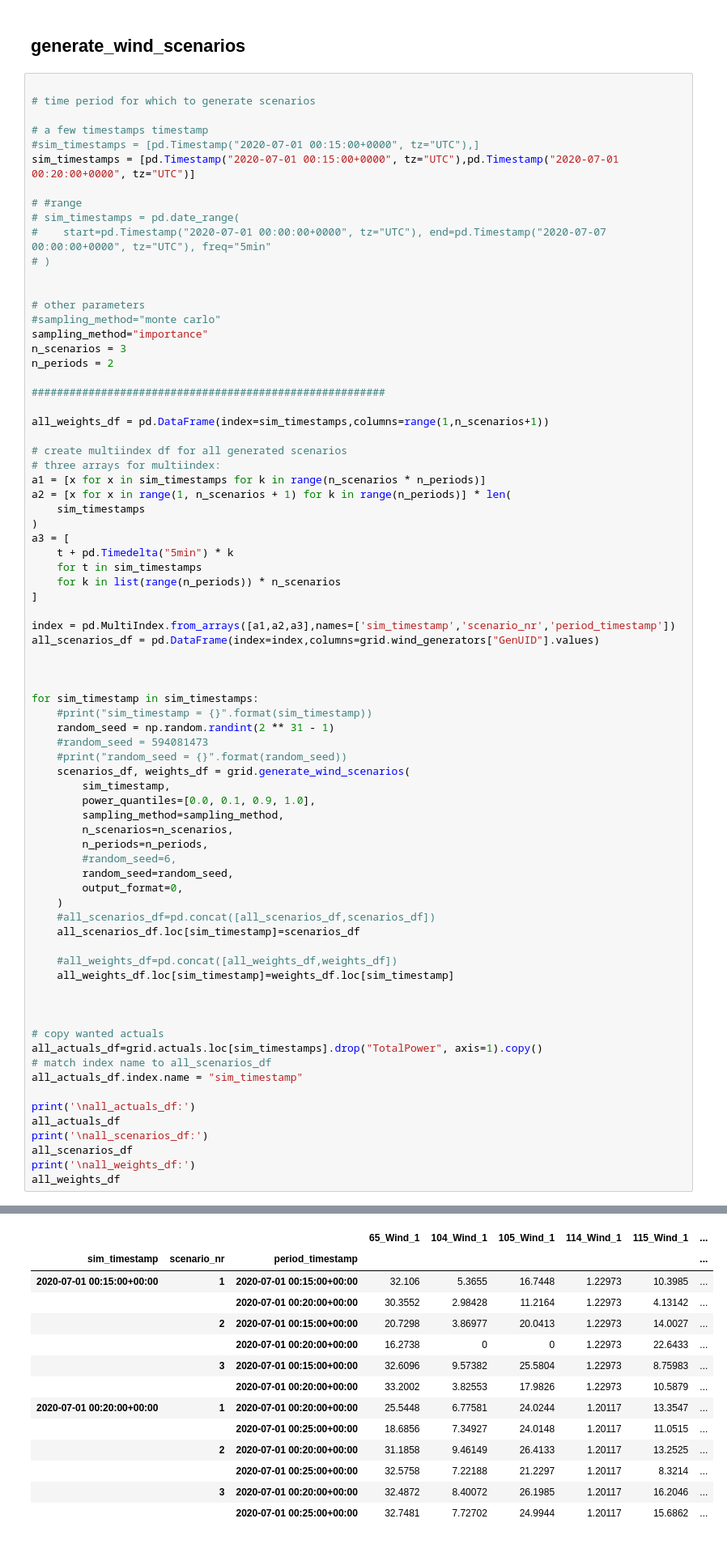
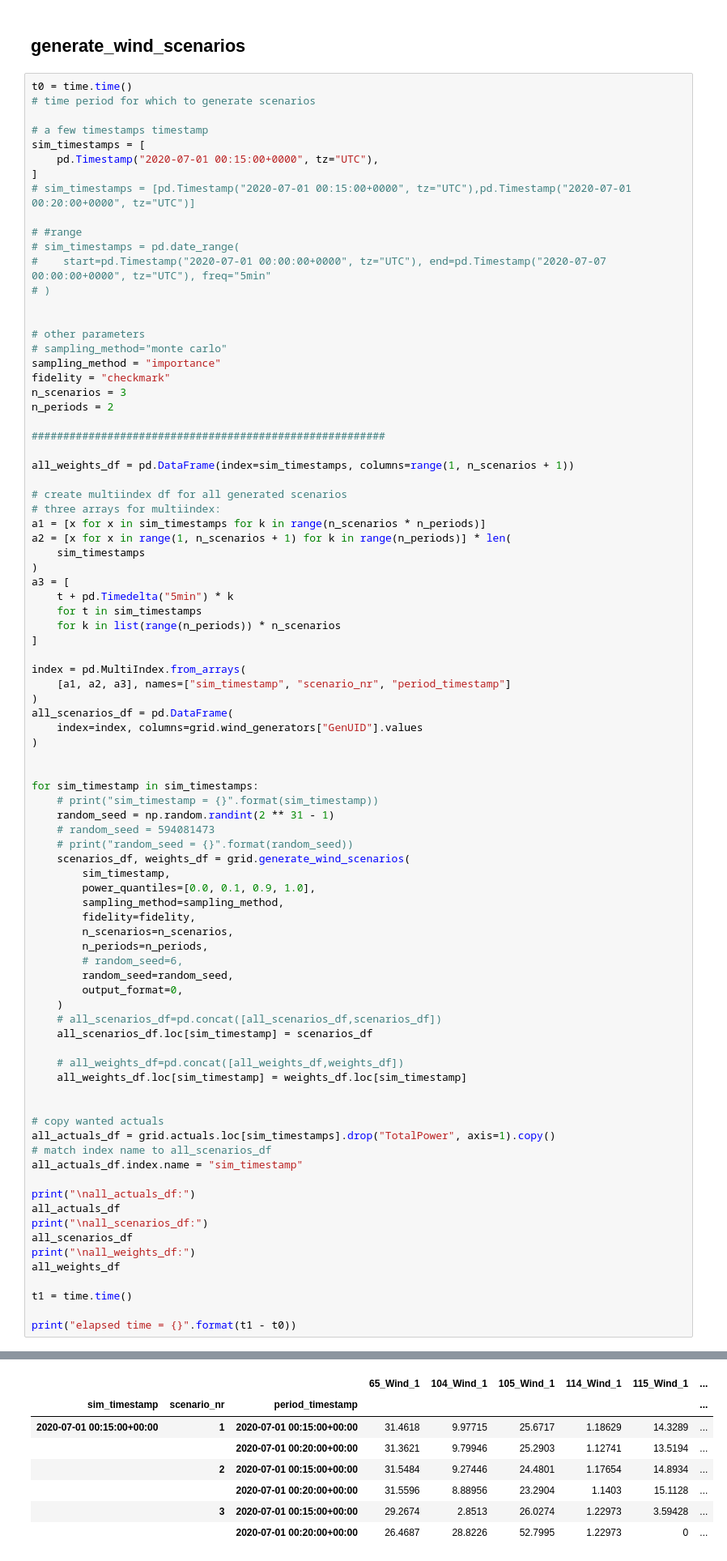
Before and after one commit to NREL/powerscenarios, a Jupyter notebook: notebooks/generate_scenarios.ipynb, the cells around one changed output, grey strips where cells are left out. Shown: that part at 81% size. Cells and saved outputs as stored; diff of their text form.

Commit message:
augmented Checkmark model

```diff
--- a/notebooks/generate_scenarios.ipynb
+++ b/notebooks/generate_scenarios.ipynb
@@ -228,12 +196,14 @@ scenarios_df:
 # %% [markdown]
 ## generate_wind_scenarios
 # %%
-
+t0 = time.time()
 # time period for which to generate scenarios
 
 # a few timestamps timestamp
-#sim_timestamps = [pd.Timestamp("2020-07-01 00:15:00+0000", tz="UTC"),]
-sim_timestamps = [pd.Timestamp("2020-07-01 00:15:00+0000", tz="UTC"),pd.Timestamp("2020-07-01 00:20:00+0000", tz="UTC")]
+sim_timestamps = [
+    pd.Timestamp("2020-07-01 00:15:00+0000", tz="UTC"),
+]
+# sim_timestamps = [pd.Timestamp("2020-07-01 00:15:00+0000", tz="UTC"),pd.Timestamp("2020-07-01 00:20:00+0000", tz="UTC")]
 
 # #range
 # sim_timestamps = pd.date_range(
@@ -242,14 +212,15 @@ sim_timestamps = [pd.Timestamp("2020-07-01 00:15:00+0000", tz="UTC"),pd.Timestam
 
 
 # other parameters
-#sampling_method="monte carlo"
-sampling_method="importance"
+# sampling_method="monte carlo"
+sampling_method = "importance"
+fidelity = "checkmark"
 n_scenarios = 3
 n_periods = 2
 
 ########################################################
 
-all_weights_df = pd.DataFrame(index=sim_timestamps,columns=range(1,n_scenarios+1))
+all_weights_df = pd.DataFrame(index=sim_timestamps, columns=range(1, n_scenarios + 1))
 
 # create multiindex df for all generated scenarios
 # three arrays for multiindex:
@@ -263,45 +234,52 @@ a3 = [
     for k in list(range(n_periods)) * n_scenarios
 ]
 
-index = pd.MultiIndex.from_arrays([a1,a2,a3],names=['sim_timestamp','scenario_nr','period_timestamp'])
-all_scenarios_df = pd.DataFrame(index=index,columns=grid.wind_generators["GenUID"].values)
-
+index = pd.MultiIndex.from_arrays(
+    [a1, a2, a3], names=["sim_timestamp", "scenario_nr", "period_timestamp"]
+)
+all_scenarios_df = pd.DataFrame(
+    index=index, columns=grid.wind_generators["GenUID"].values
+)
 
 
 for sim_timestamp in sim_timestamps:
-    #print("sim_timestamp = {}".format(sim_timestamp))
+    # print("sim_timestamp = {}".format(sim_timestamp))
     random_seed = np.random.randint(2 ** 31 - 1)
-    #random_seed = 594081473
-    #print("random_seed = {}".format(random_seed))
+    # random_seed = 594081473
+    # print("random_seed = {}".format(random_seed))
     scenarios_df, weights_df = grid.generate_wind_scenarios(
         sim_timestamp,
         power_quantiles=[0.0, 0.1, 0.9, 1.0],
         sampling_method=sampling_method,
+        fidelity=fidelity,
         n_scenarios=n_scenarios,
         n_periods=n_periods,
-        #random_seed=6,
+        # random_seed=6,
         random_seed=random_seed,
         output_format=0,
     )
-    #all_scenarios_df=pd.concat([all_scenarios_df,scenarios_df])
-    all_scenarios_df.loc[sim_timestamp]=scenarios_df
+    # all_scenarios_df=pd.concat([all_scenarios_df,scenarios_df])
+    all_scenarios_df.loc[sim_timestamp] = scenarios_df
 
-    #all_weights_df=pd.concat([all_weights_df,weights_df])
-    all_weights_df.loc[sim_timestamp]=weights_df.loc[sim_timestamp]
-
+    # all_weights_df=pd.concat([all_weights_df,weights_df])
+    all_weights_df.loc[sim_timestamp] = weights_df.loc[sim_timestamp]
 
 
 # copy wanted actuals
-all_actuals_df=grid.actuals.loc[sim_timestamps].drop("TotalPower", axis=1).copy()
+all_actuals_df = grid.actuals.loc[sim_timestamps].drop("TotalPower", axis=1).copy()
 # match index name to all_scenarios_df
 all_actuals_df.index.name = "sim_timestamp"
 
-print('\nall_actuals_df:')
+print("\nall_actuals_df:")
 all_actuals_df
-print('\nall_scenarios_df:')
+print("\nall_scenarios_df:")
 all_scenarios_df
-print('\nall_weights_df:')
+print("\nall_weights_df:")
 all_weights_df
+
+t1 = time.time()
+
+print("elapsed time = {}".format(t1 - t0))
 # %% [output]
 all_actuals_df:
 |  | 65_Wind_1 | 104_Wind_1 | 105_Wind_1 | 114_Wind_1 | 115_Wind_1 | 147_Wind_1 |
@@ -311,17 +288,11 @@ all_actuals_df:
 all_scenarios_df:
 |  |  |  | 65_Wind_1 | 104_Wind_1 | 105_Wind_1 | 114_Wind_1 | 115_Wind_1 | ... |
 | sim_timestamp | scenario_nr | period_timestamp |  |  |  |  |  | ... |
-| 2020-07-01 00:15:00+00:00 | 1 | 2020-07-01 00:15:00+00:00 | 32.106 | 5.3655 | 16.7448 | 1.22973 | 10.3985 | ... |
-|  |  | 2020-07-01 00:20:00+00:00 | 30.3552 | 2.98428 | 11.2164 | 1.22973 | 4.13142 | ... |
-|  | 2 | 2020-07-01 00:15:00+00:00 | 20.7298 | 3.86977 | 20.0413 | 1.22973 | 14.0027 | ... |
-|  |  | 2020-07-01 00:20:00+00:00 | 16.2738 | 0 | 0 | 1.22973 | 22.6433 | ... |
-|  | 3 | 2020-07-01 00:15:00+00:00 | 32.6096 | 9.57382 | 25.5804 | 1.22973 | 8.75983 | ... |
-|  |  | 2020-07-01 00:20:00+00:00 | 33.2002 | 3.82553 | 17.9826 | 1.22973 | 10.5879 | ... |
-| 2020-07-01 00:20:00+00:00 | 1 | 2020-07-01 00:20:00+00:00 | 25.5448 | 6.77581 | 24.0244 | 1.20117 | 13.3547 | ... |
-|  |  | 2020-07-01 00:25:00+00:00 | 18.6856 | 7.34927 | 24.0148 | 1.20117 | 11.0515 | ... |
-|  | 2 | 2020-07-01 00:20:00+00:00 | 31.1858 | 9.46149 | 26.4133 | 1.20117 | 13.2525 | ... |
-|  |  | 2020-07-01 00:25:00+00:00 | 32.5758 | 7.22188 | 21.2297 | 1.20117 | 8.3214 | ... |
-|  | 3 | 2020-07-01 00:20:00+00:00 | 32.4872 | 8.40072 | 26.1985 | 1.20117 | 16.2046 | ... |
-|  |  | 2020-07-01 00:25:00+00:00 | 32.7481 | 7.72702 | 24.9944 | 1.20117 | 15.6862 | ... |
+| 2020-07-01 00:15:00+00:00 | 1 | 2020-07-01 00:15:00+00:00 | 31.4618 | 9.97715 | 25.6717 | 1.18629 | 14.3289 | ... |
+|  |  | 2020-07-01 00:20:00+00:00 | 31.3621 | 9.79946 | 25.2903 | 1.12741 | 13.5194 | ... |
+|  | 2 | 2020-07-01 00:15:00+00:00 | 31.5484 | 9.27446 | 24.4801 | 1.17654 | 14.8934 | ... |
+|  |  | 2020-07-01 00:20:00+00:00 | 31.5596 | 8.88956 | 23.2904 | 1.1403 | 15.1128 | ... |
+|  | 3 | 2020-07-01 00:15:00+00:00 | 29.2674 | 2.8513 | 26.0274 | 1.22973 | 3.59428 | ... |
+|  |  | 2020-07-01 00:20:00+00:00 | 26.4687 | 28.8226 | 52.7995 | 1.22973 | 0 | ... |
 all_weights_df:
 |  | 1 | 2 | 3 |
```
Also changed, not shown: parts of 24 cells of this notebook, 3 other files.
